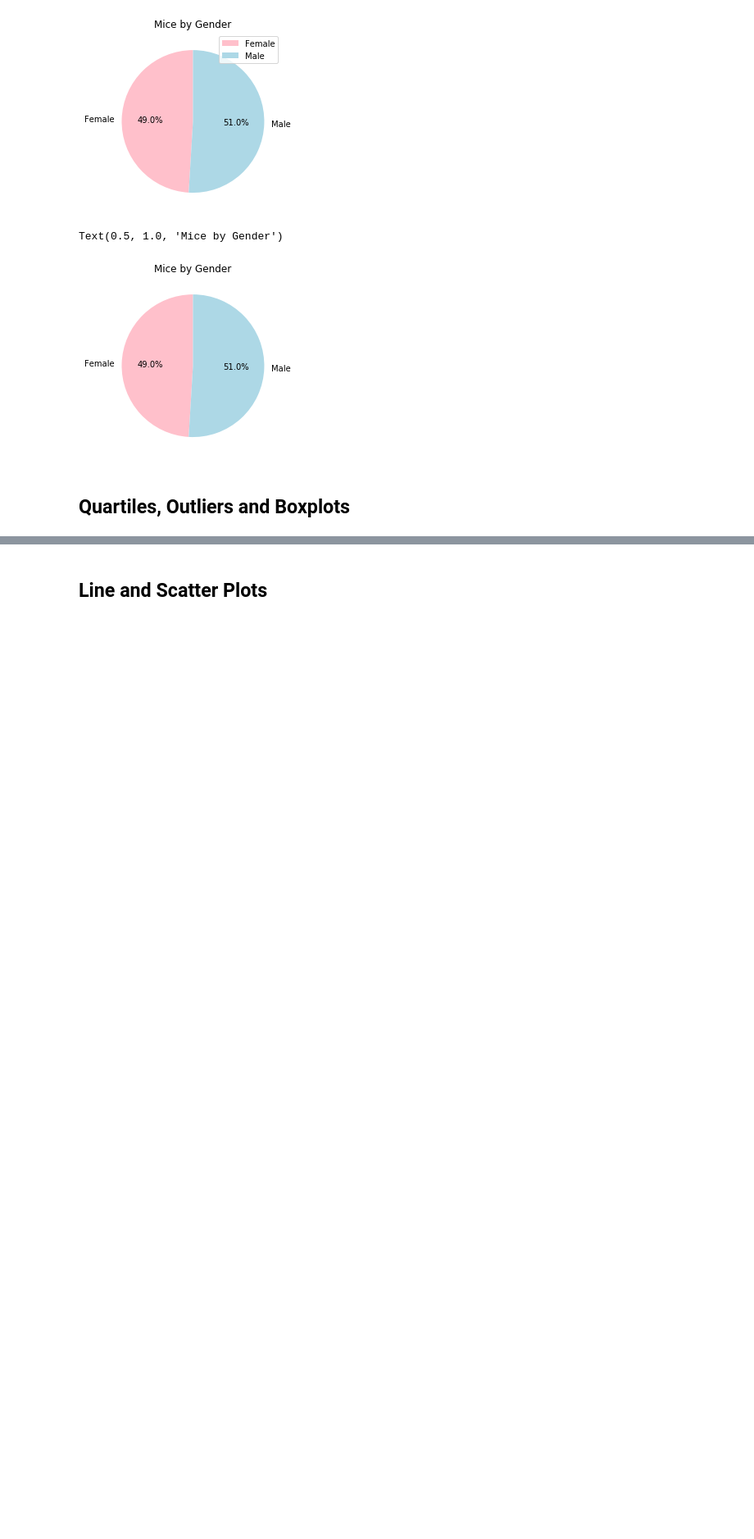
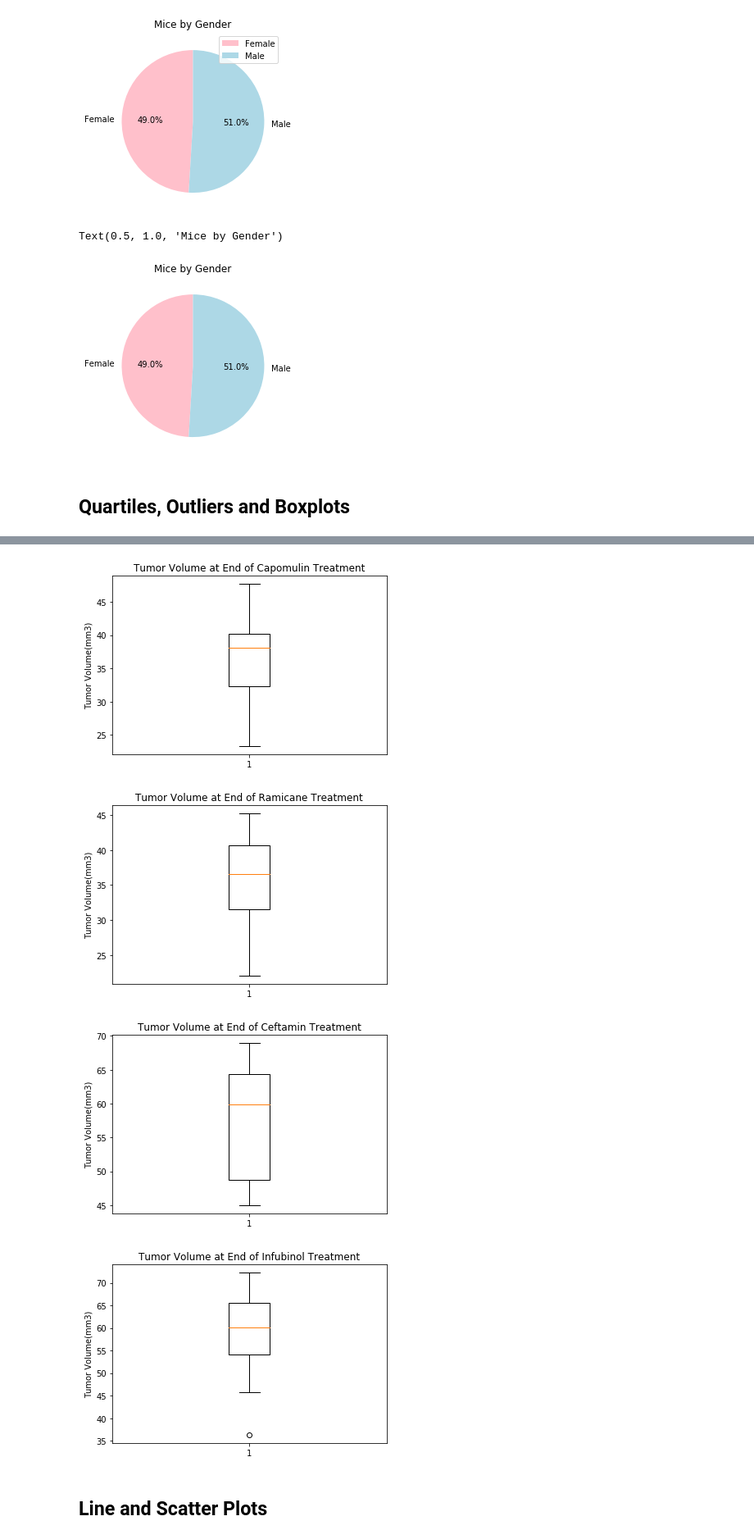
Before and after one commit to UncelSoogar/SMU_Homework, a Jupyter notebook: Submissions/5_Matplotlib/Pymaceuticals/pymaceuticals.ipynb, the cells around one changed output, grey strips where cells are left out. Shown at 82% size. Drawn from its saved outputs; the diff is of its cells as text; code cells hidden in the pictures; blank space fills up the shorter version.

```diff
--- a/Submissions/5_Matplotlib/Pymaceuticals/pymaceuticals.ipynb
+++ b/Submissions/5_Matplotlib/Pymaceuticals/pymaceuticals.ipynb
@@ -191,4 +198,7 @@ Text(0.5, 1.0, 'Mice by Gender')
 # %% [markdown]
 ## Quartiles, Outliers and Boxplots
 # %%
-# Calculate the final tumor volume of each mouse across four of the most promising treatment regimens. Calculate the IQR and quantitatively determine if there are any potential outliers.
+# Calculate the final tumor volume of each mouse across four of the most promising treatment regimens.
+# Create DF for max timepoint of each mouse
+mouseTime = dropdup_df.groupby(["Mouse ID"])["Timepoint"].max().reset_index(drop=False)
+mouseTime
@@ -194,0 +219,6 @@ Text(0.5, 1.0, 'Mice by Gender')
+# %%
+# merge new df to drop other timepoints
+merge_df = pd.merge (mouseTime, dropdup_df, how="inner", on = ["Mouse ID", "Timepoint"] )
+finalvol = pd.DataFrame({"Drug Regimen": merge_df["Drug Regimen"],
+                         "Mouse ID": merge_df["Mouse ID"],
+                         "Tumor Volume (mm3)": merge_df["Tumor Volume (mm3)"]})
@@ -194,0 +242,16 @@ Text(0.5, 1.0, 'Mice by Gender')
+# %%
+# Calculate the IQR and quantitatively determine if there are any potential outliers.
+iqr=[]
+med=[]
+
+finaldrugs = ['Capomulin', 'Ramicane', 'Ceftamin', 'Infubinol']
+for drug in finaldrugs:
+    capvol = finalvol.loc[finalvol["Drug Regimen"] == f"{drug}"]["Tumor Volume (mm3)"]
+    capquart = capvol.quantile([.25,.5,.75])
+    iqr.append(capquart[.75]-capquart[.25])
+    med.append(capquart[.5])
+
+drugiqr = pd.DataFrame({"Drug Regimen": finaldrugs, "Median Volume": med, "IQR": iqr})
+drugiqr["Lower Bound"] = drugiqr["Median Volume"]-(1.5*drugiqr["IQR"])
+drugiqr["Upper Bound"] = drugiqr["Median Volume"]+(1.5*drugiqr["IQR"])
+drugiqr
@@ -195,5 +290,15 @@ Text(0.5, 1.0, 'Mice by Gender')
 # %%
 # Generate a box plot of the final tumor volume of each mouse across four regimens of interest
+for drug in finaldrugs:
+    plt.boxplot(finalvol.loc[(finalvol["Drug Regimen"] == f"{drug}")]["Tumor Volume (mm3)"])
+    plt.ylabel("Tumor Volume(mm3)")
+    plt.title(f"Tumor Volume at End of {drug} Treatment")
+    plt.show()
+# %% [output]
+[figure, added]
+[figure, added]
+[figure, added]
+[figure, added]
 # %% [markdown]
 ## Line and Scatter Plots
 # %%
```
Also changed, not shown: parts of 13 cells of this notebook.
